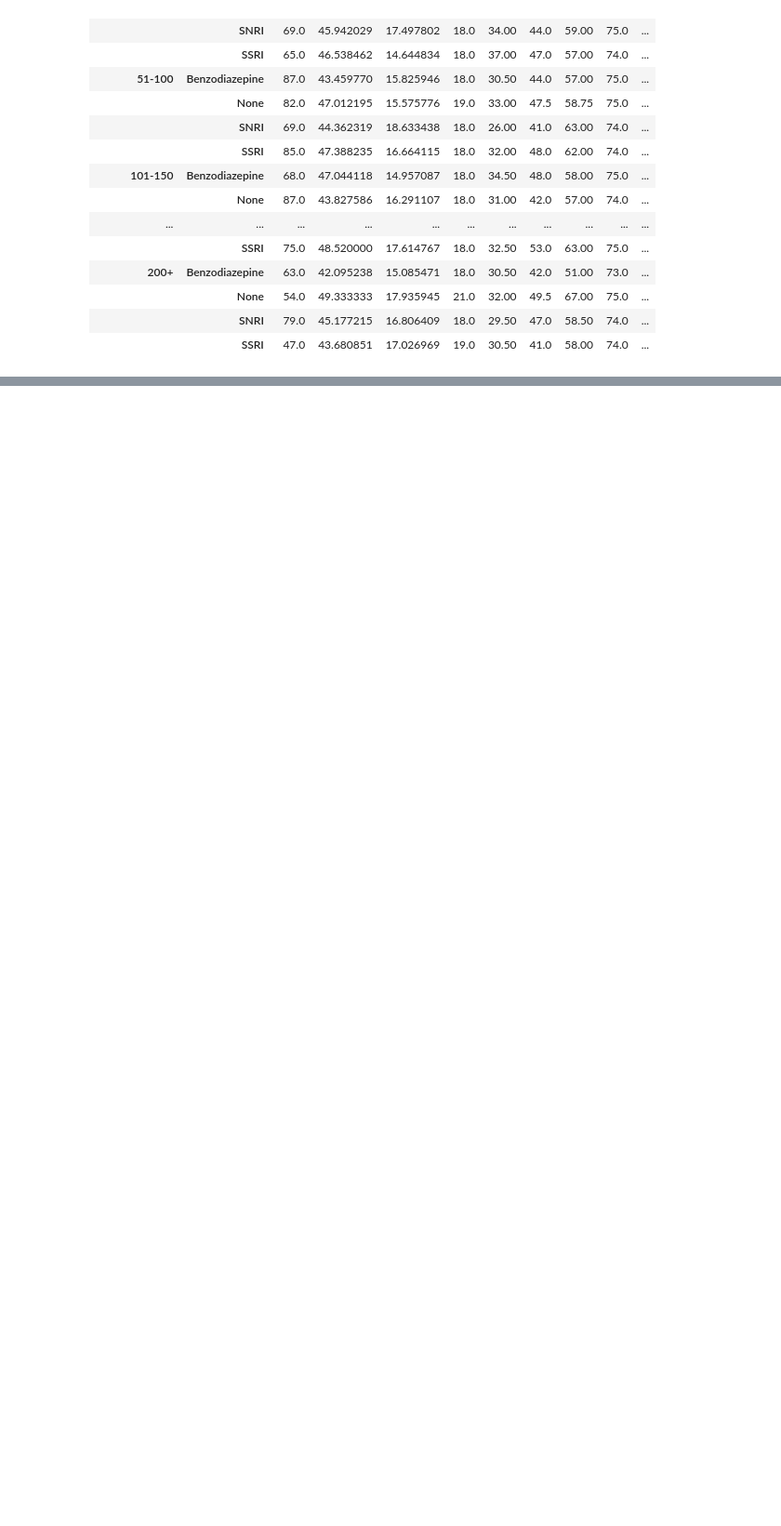
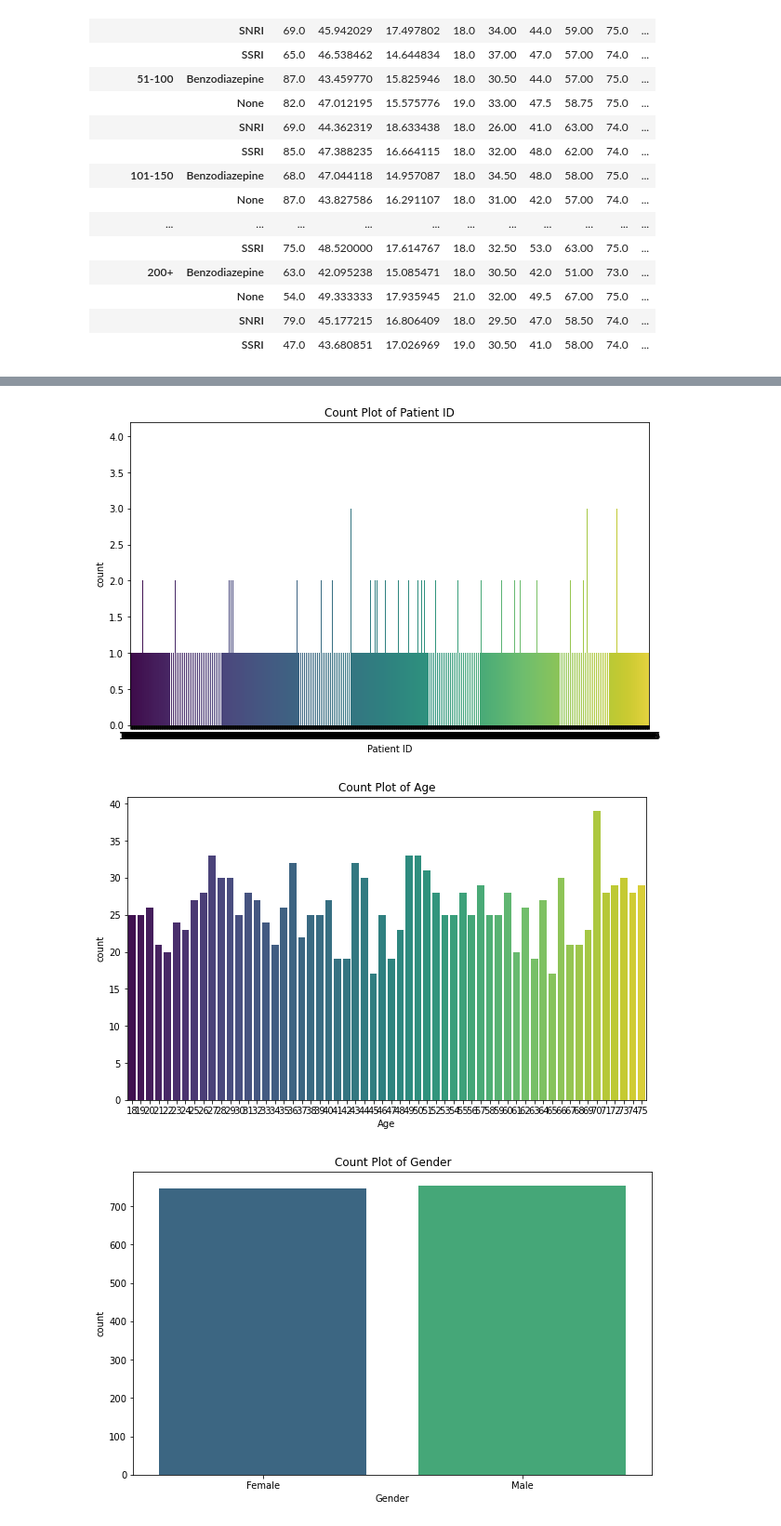
Before and after one commit to bladealec/ocd_demographics, a Jupyter notebook: eda.ipynb, the cells around one changed output, grey strips where cells are left out. Shown: that part at 93% size. Drawn from its saved outputs; the diff is of its cells as text; code cells hidden in the pictures; blank space fills up the shorter version.

```diff
--- a/eda.ipynb
+++ b/eda.ipynb
@@ -190,0 +192,12 @@ grouped_by_duration_age
+# %%
+categorical_columns = ocd_df.columns
+
+for column in categorical_columns:
+    plt.figure(figsize=(10, 6))
+    sns.countplot(x=column, data=ocd_df, palette='viridis')
+    plt.title(f'Count Plot of {column}')
+    plt.show()
+# %% [output]
+[figure, added]
+[figure, added]
+[figure, added]
```
Also changed, not shown: parts of 4 cells of this notebook.
